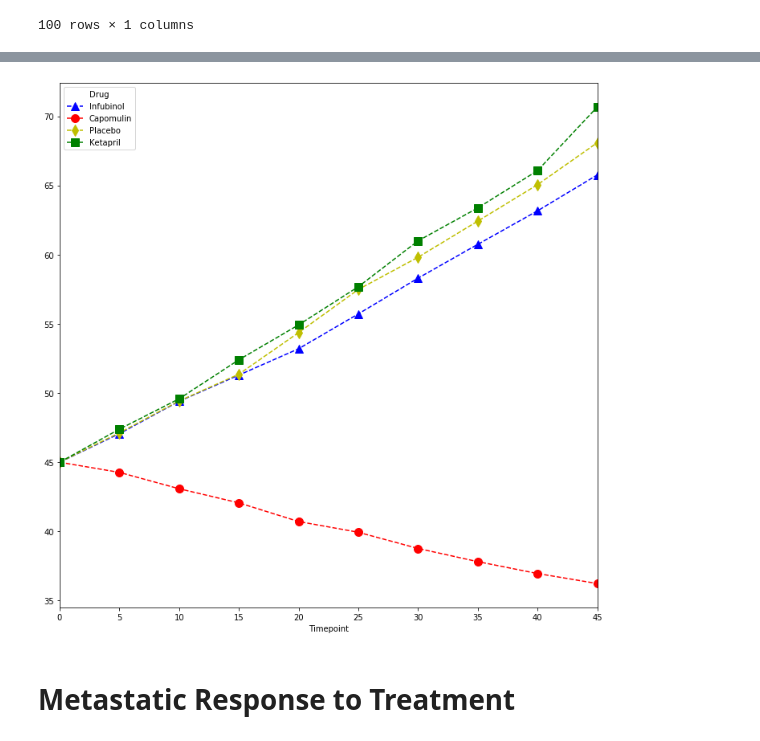
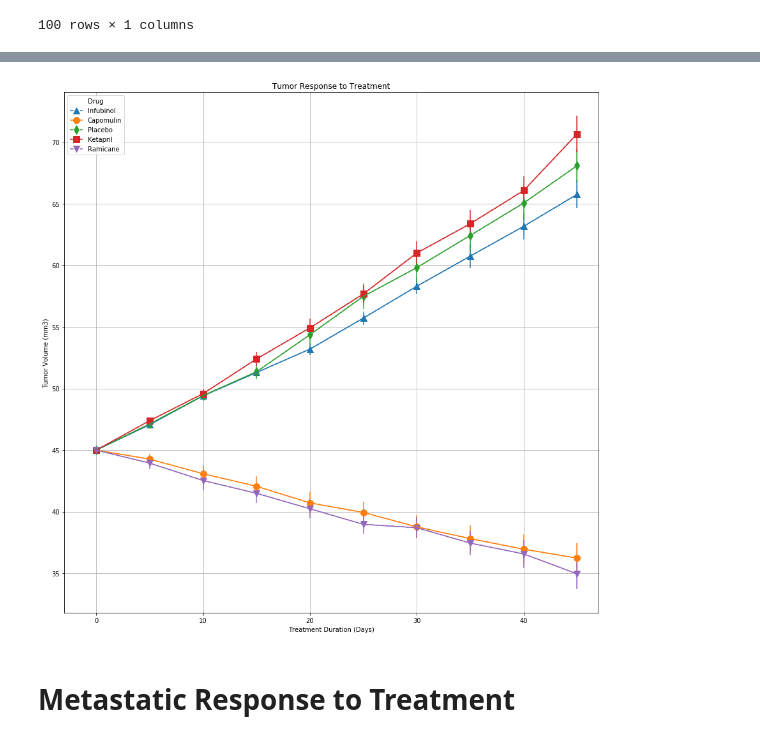
Before and after one commit to gabprado/matplotlib-challenge, a Jupyter notebook: Pymaceuticals/Pymaceuticals.ipynb, the cells around one changed output, grey strips where cells are left out. Saved outputs shown, nothing was run; the diff lists cells and outputs as text; code cells hidden in the pictures.

Commit message:
added plot 4 and error bars

```diff
--- a/Pymaceuticals/Pymaceuticals.ipynb
+++ b/Pymaceuticals/Pymaceuticals.ipynb
@@ -71,13 +72,16 @@ pivottbl
 | 40 | 36.958001 | 61.467895 | 63.162824 | 66.068580 | 65.600754 | 65.052675 | 63.045537 | 36.574081 | 65.356386 | ... |
 | 45 | 36.236114 | 64.132421 | 65.755562 | 70.662958 | 69.265506 | 68.084082 | 66.258529 | 34.955595 | 68.438310 | ... |
 # %%
-cols = ["Infubinol", "Capomulin", "Placebo", "Ketapril"]
+cols = ["Infubinol", "Capomulin", "Placebo", "Ketapril","Ramicane"]
-# %%
-#ax= pivottbl.plot(y = cols, figsize=(12,12), style= ['b^--', 'ro--', 'yd--', 'gs--'], yerr = errpivot, legend = False)
-pivottbl.plot(y = cols, figsize=(12,12), style=['b^--', 'ro--', 'yd--', 'gs--'], markersize=10)
-plt.show()
-# %% [output]
-[figure, removed]
+# %%
+ax= pivottbl.plot(y = cols,figsize=(15,15),yerr = errpivot, legend = False)
+ax.set_prop_cycle(None)
+pivottbl.plot.line(y = cols, figsize=(15,15), style=['^--', 'o--', 'd--', 's--',"v--"], \
+              markersize=10 ,title = "Tumor Response to Treatment", xlim = [-3,47], ax=ax, \
+              grid = True).set(xlabel = "Treatment Duration (Days)" ,ylabel = "Tumor Volume (mm3)")
+plt.show()
+# %% [output]
+[figure, added]
 # %% [markdown]
 # Metastatic Response to Treatment
 # %%
```
Also changed, not shown: parts of 9 cells of this notebook.
